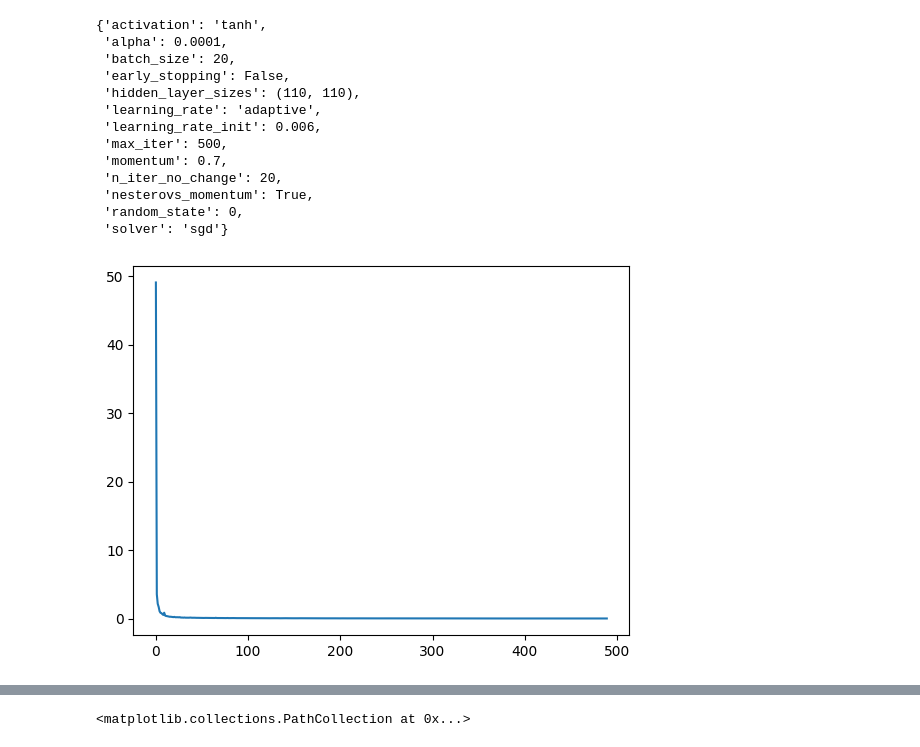
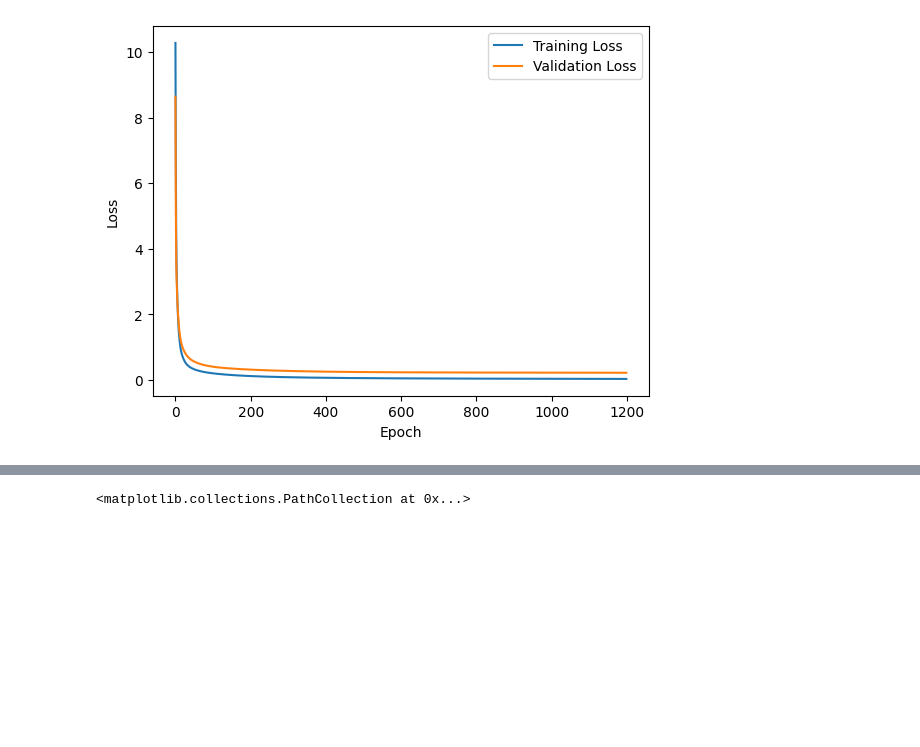
Before and after one commit to Ludovico-Iannello/ML-project, a Jupyter notebook: CUP/MLP-CUP.ipynb, the cells around one changed output, grey strips where cells are left out. Cells and saved outputs as stored; diff of their text form; code cells hidden in the pictures; blank space fills up the shorter version.

```diff
--- a/MLP-CUP.ipynb
+++ b/CUP/MLP-CUP.ipynb
@@ -142,63 +183,39 @@ Test-error: 0.5363428285776108
-# %%
-best_estimator = grid_search.best_estimator_
-
-
-plt.plot(best_estimator.loss_curve_)
-#plt.yscale('log')
-
-grid_search.best_params_
-# %% [output]
-{'activation': 'tanh',
- 'alpha': 0.0001,
- 'batch_size': 20,
- 'early_stopping': False,
- 'hidden_layer_sizes': (110, 110),
- 'learning_rate': 'adaptive',
- 'learning_rate_init': 0.006,
- 'max_iter': 500,
- 'momentum': 0.7,
- 'n_iter_no_change': 20,
- 'nesterovs_momentum': True,
- 'random_state': 0,
- 'solver': 'sgd'}
-[figure, removed]
 # %%
-
 # Split the data into training and validation sets
 x_train_cl, x_val, y_train_cl, y_val = train_test_split(x_train, y_train, test_size=0.2, random_state=0,  shuffle=True)
 
 best_params=grid_search.best_params_
 best_params['early_stopping']=False
 
 # Initialize the classifier
 clf=clone(MLPRegressor(**best_params))
 
 # Lists to store training and validation loss
 train_loss = []
 val_loss = []
 train_acc = []
 val_acc = []
 
 # Training loop
-for epoch in range(500):
+for epoch in tqdm(range(1200)):
     # Partial fit on the training set
     clf.partial_fit(x_train_cl, y_train_cl)
 
     # Calculate training loss
     y_train_pred = clf.predict(x_train_cl)
-    #train_loss.append(MEE(y_train_cl, y_train_pred))
-    train_loss.append(MEE(y_train_cl, (y_train_pred)))
+    train_loss.append(metrics.mean_squared_error(y_train_cl, (y_train_pred)))
 
     # Calculate validation loss
     y_val_pred = clf.predict(x_val)
-    val_loss.append(MEE(y_val, y_val_pred))
-    #val_loss.append(metrics.log_loss(y_val, (y_val_pred)))
+    val_loss.append(metrics.mean_squared_error(y_val, y_val_pred))
 
 # Plot the loss curves
 plt.plot(train_loss, label='Training Loss')
 plt.plot(val_loss, label='Validation Loss')
 plt.xlabel('Epoch')
 plt.ylabel('Loss')
 plt.legend()
 plt.show()
+# %% [output]
+[figure, added]
 # %%
```
Also changed, not shown: parts of 6 cells of this notebook, 16 other files.
